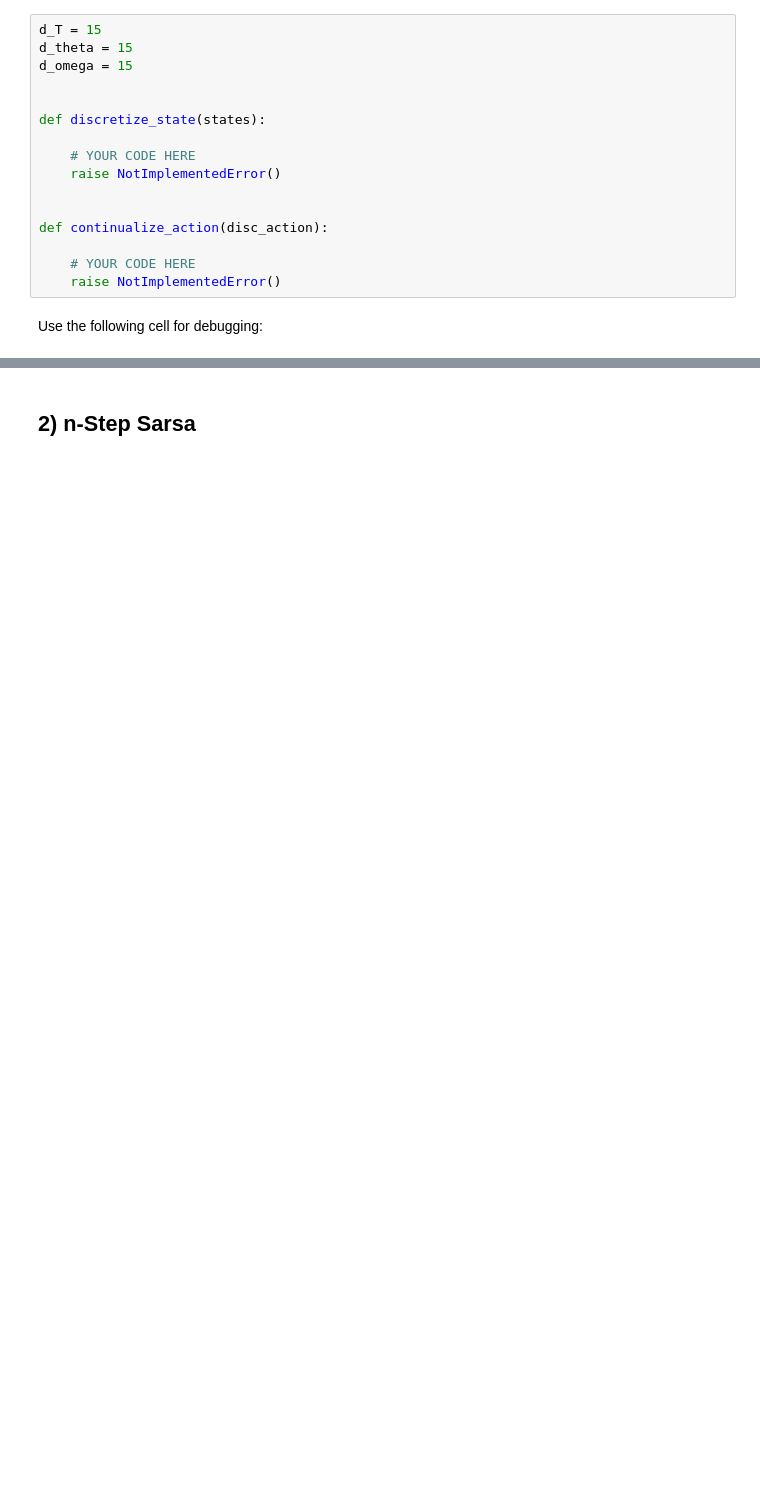
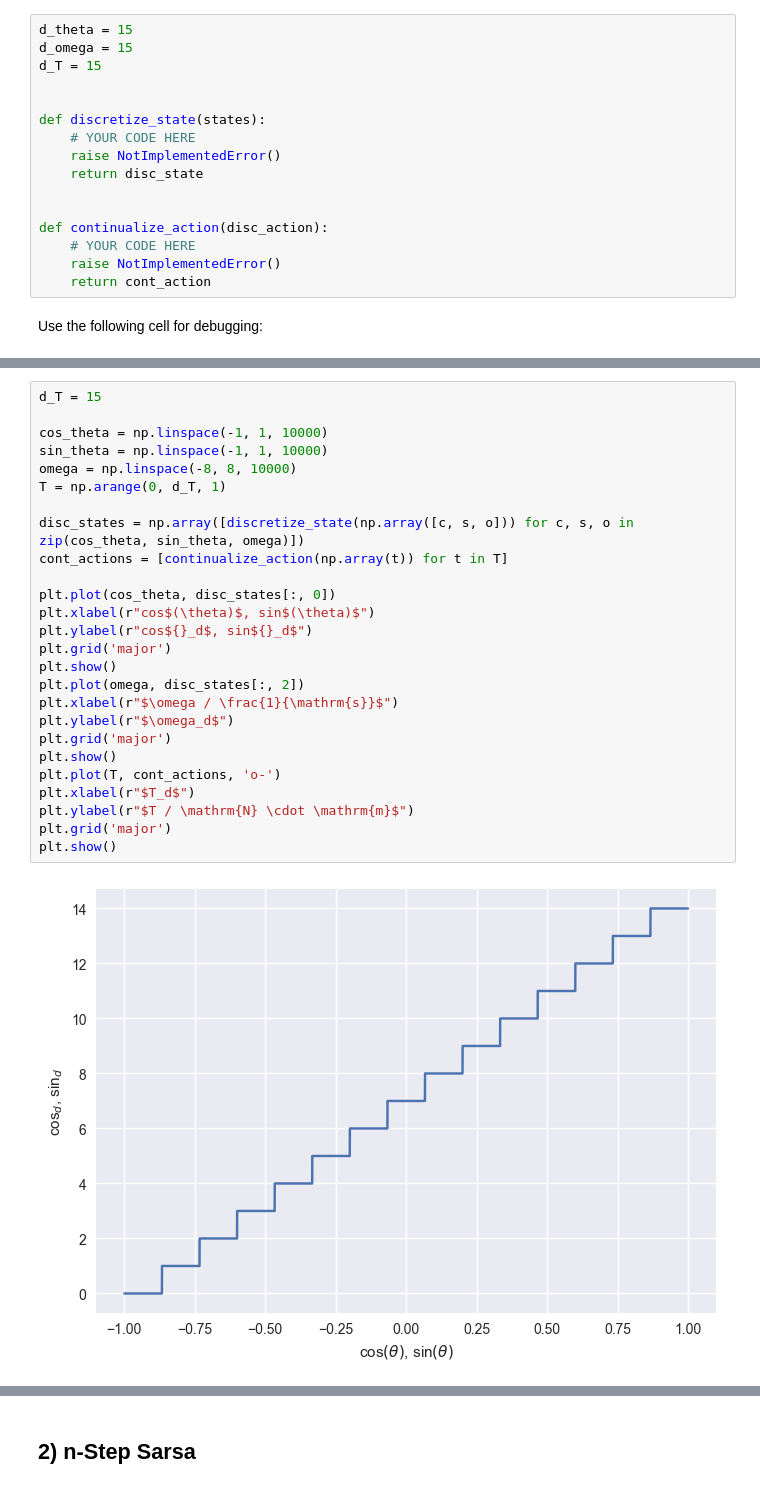
Before and after one commit to upb-lea/reinforcement_learning_course_materials, a Jupyter notebook: exercises/templates/ex06/multistep_bootstrapping.ipynb, the cells around one changed output, grey strips where cells are left out. Cells and saved outputs as stored; diff of their text form; blank space fills up the shorter version.

```diff
--- a/exercises/templates/ex06/multistep_bootstrapping.ipynb
+++ b/exercises/templates/ex06/multistep_bootstrapping.ipynb
@@ -95,19 +134,19 @@ YOUR ANSWER HERE
 # %%
-d_T = 15
 d_theta = 15
 d_omega = 15
+d_T = 15
 
 
 def discretize_state(states):
-
     # YOUR CODE HERE
     raise NotImplementedError()
+    return disc_state
 
 
 def continualize_action(disc_action):
-
     # YOUR CODE HERE
     raise NotImplementedError()
+    return cont_action
 # %% [markdown]
 Use the following cell for debugging:
 # %%
@@ -130,0 +179,28 @@ raise NotImplementedError()
+# %%
+d_T = 15
+
+cos_theta = np.linspace(-1, 1, 10000)
+sin_theta = np.linspace(-1, 1, 10000)
+omega = np.linspace(-8, 8, 10000)
+T = np.arange(0, d_T, 1)
+
+disc_states = np.array([discretize_state(np.array([c, s, o])) for c, s, o in zip(cos_theta, sin_theta, omega)])
+cont_actions = [continualize_action(np.array(t)) for t in T]
+
+plt.plot(cos_theta, disc_states[:, 0])
+plt.xlabel(r"cos$(\theta)$, sin$(\theta)$")
+plt.ylabel(r"cos${}_d$, sin${}_d$")
+plt.grid('major')
+plt.show()
+plt.plot(omega, disc_states[:, 2])
+plt.xlabel(r"$\omega / \frac{1}{\mathrm{s}}$")
+plt.ylabel(r"$\omega_d$")
+plt.grid('major')
+plt.show()
+plt.plot(T, cont_actions, 'o-')
+plt.xlabel(r"$T_d$")
+plt.ylabel(r"$T / \mathrm{N} \cdot \mathrm{m}$")
+plt.grid('major')
+plt.show()
+# %% [output]
+[figure, added]
```
Also changed, not shown: parts of 35 cells of this notebook, 1 other file.
